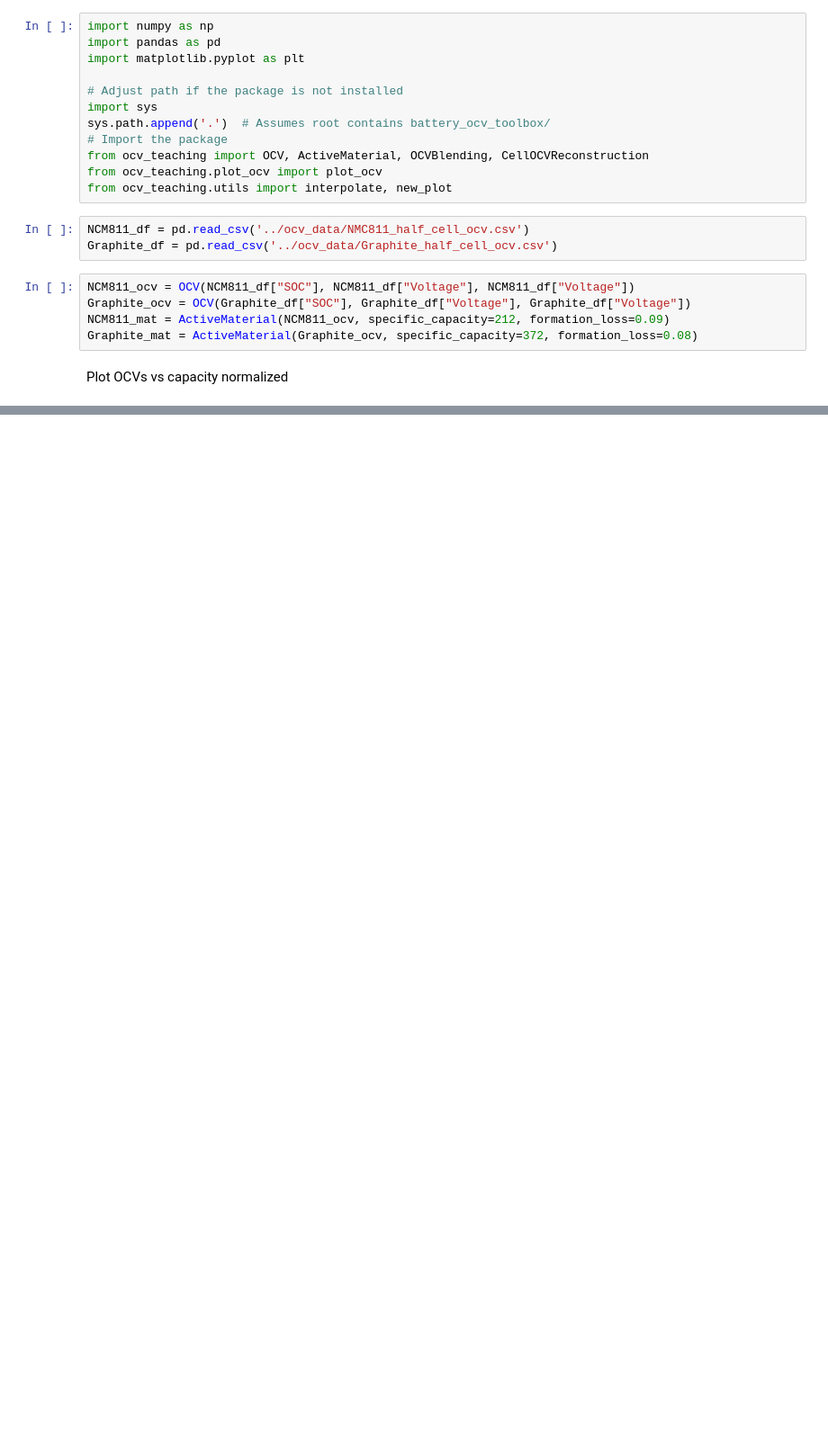
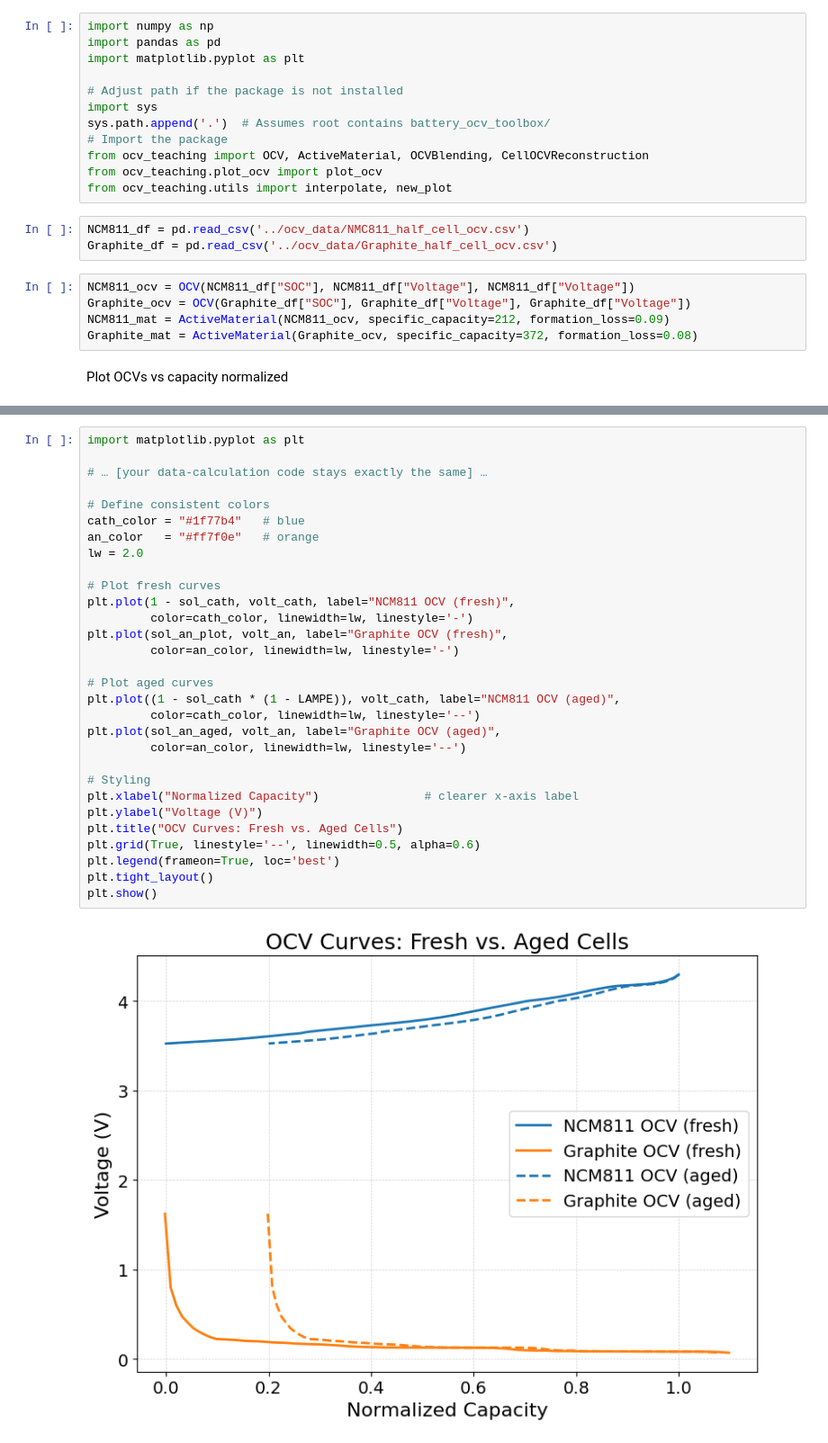
Before and after one commit to lvk93/ocv_teaching, a Jupyter notebook: notebooks/04_Interactive_Aging.ipynb, the cells around one changed output, grey strips where cells are left out. Shown: that part at 90% size. Cells and saved outputs as stored; diff of their text form; blank space fills up the shorter version.

```diff
--- a/notebooks/04_Interactive_Aging.ipynb
+++ b/notebooks/04_Interactive_Aging.ipynb
@@ -55,3 +70,35 @@ cell.align_anode_cathode(0)
+# %%
+import matplotlib.pyplot as plt
+
+# … [your data-calculation code stays exactly the same] …
+
+# Define consistent colors
+cath_color = "#1f77b4"   # blue
+an_color   = "#ff7f0e"   # orange
+lw = 2.0
+
+# Plot fresh curves
+plt.plot(1 - sol_cath, volt_cath, label="NCM811 OCV (fresh)",
+         color=cath_color, linewidth=lw, linestyle='-')
+plt.plot(sol_an_plot, volt_an, label="Graphite OCV (fresh)",
+         color=an_color, linewidth=lw, linestyle='-')
+
+# Plot aged curves
+plt.plot((1 - sol_cath * (1 - LAMPE)), volt_cath, label="NCM811 OCV (aged)",
+         color=cath_color, linewidth=lw, linestyle='--')
+plt.plot(sol_an_aged, volt_an, label="Graphite OCV (aged)",
+         color=an_color, linewidth=lw, linestyle='--')
+
+# Styling
+plt.xlabel("Normalized Capacity")               # clearer x-axis label
+plt.ylabel("Voltage (V)")
+plt.title("OCV Curves: Fresh vs. Aged Cells")
+plt.grid(True, linestyle='--', linewidth=0.5, alpha=0.6)
+plt.legend(frameon=True, loc='best')
+plt.tight_layout()
+plt.show()
+# %% [output]
+[figure, added]
 # %%
 # OCV Reconstruction Plots and Interactive Aging Widget
 # Notebook imports
```
Also changed, not shown: parts of 4 cells of this notebook.
